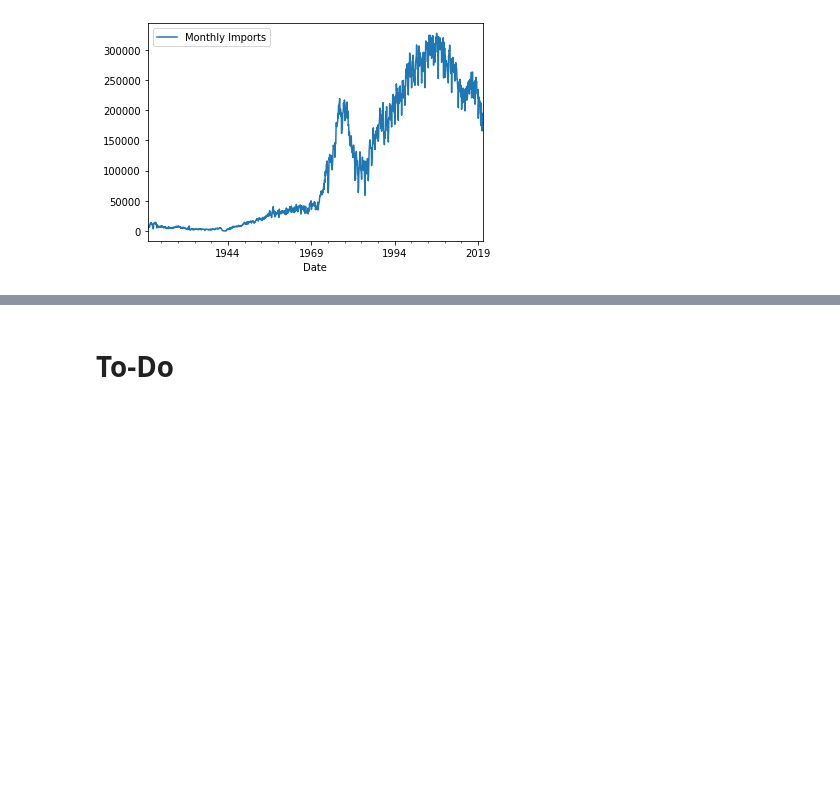
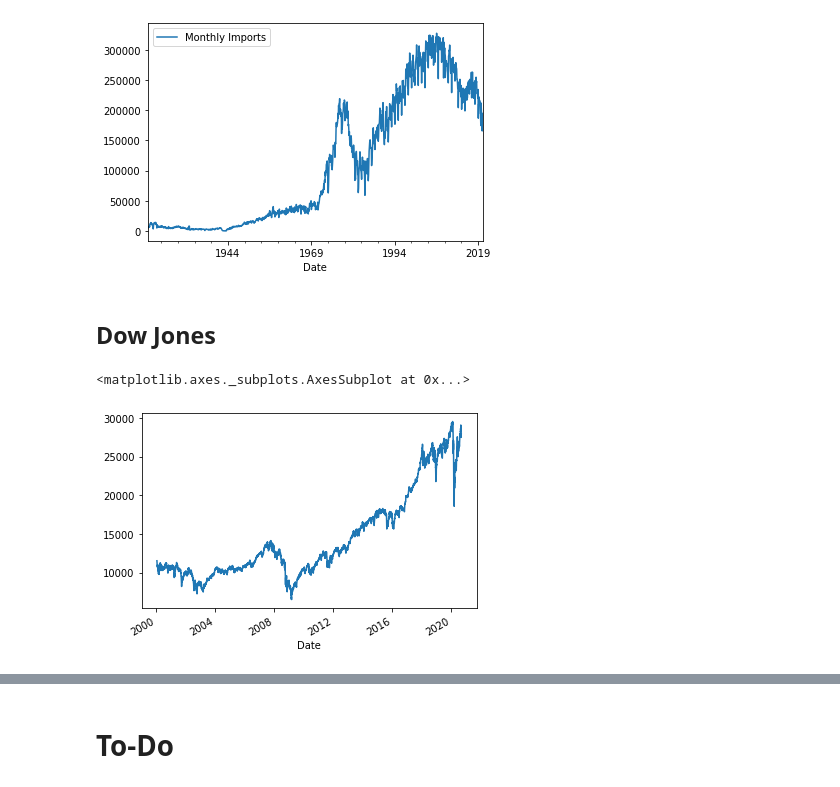
Before and after one commit to UmarsPortfolio/CrudeOilApp, a Jupyter notebook: EIA_Data.ipynb, the cells around one changed output, grey strips where cells are left out. Saved outputs shown, nothing was run; the diff lists cells and outputs as text; code cells hidden in the pictures; blank space fills up the shorter version.

```diff
--- a/EIA_Data.ipynb
+++ b/EIA_Data.ipynb
@@ -119,0 +119,13 @@ monthly_imports.series_list[-1]
+# %% [markdown]
+## Dow Jones
+# %%
+df_dow = pd.read_csv('data/dji.csv')
+
+df_dow['Date']=pd.to_datetime(df_dow['Date'])
+
+df_dow.set_index(df_dow['Date'],drop=True,inplace=True)
+# %%
+df_dow['Close'].plot()
+# %% [output]
+<matplotlib.axes._subplots.AxesSubplot at 0x...>
+[figure, added]
```
Also changed, not shown: parts of 10 cells of this notebook, 1 other file.
